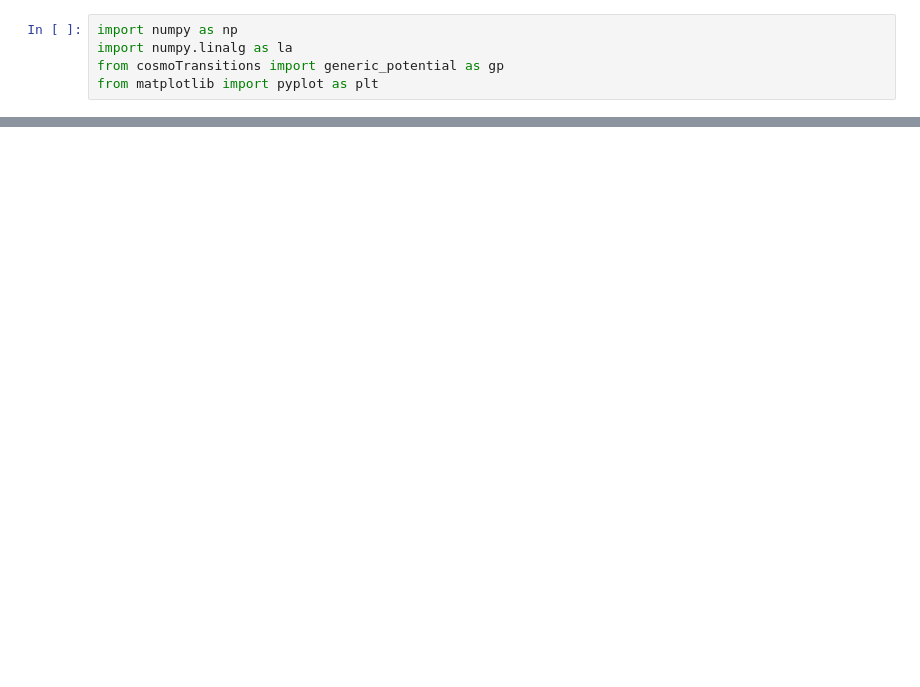
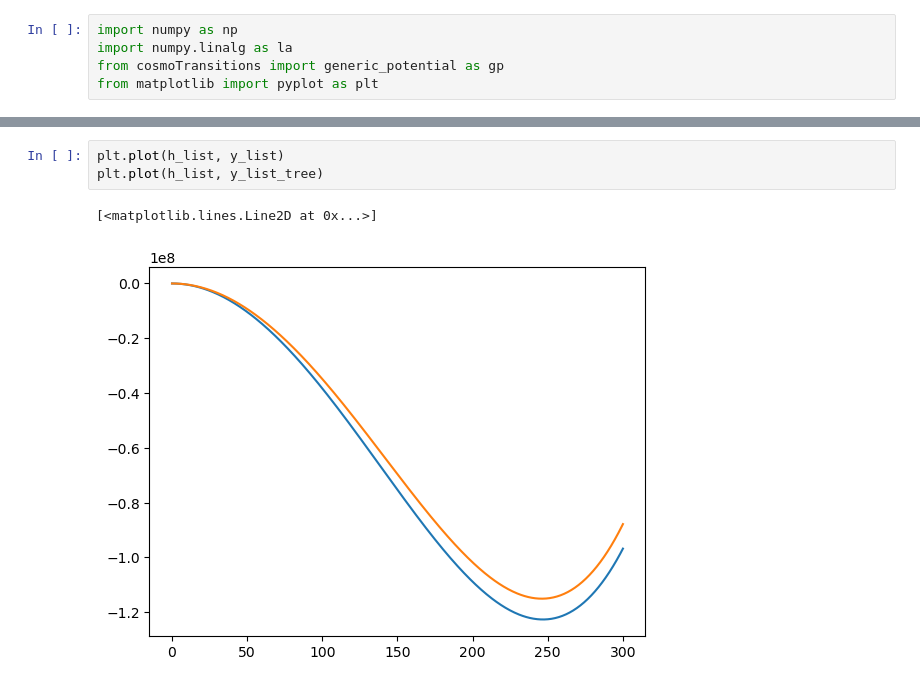
Before and after one commit to quarkquartet/EWPT-ALP, a Jupyter notebook: phase_transition/test.ipynb, the cells around one changed output, grey strips where cells are left out. Cells and saved outputs as stored; diff of their text form; blank space fills up the shorter version.

```diff
--- a/phase_transition/test.ipynb
+++ b/phase_transition/test.ipynb
@@ -64,0 +190,6 @@ ScalarMatrix = np.multiply.outer(np.ones((2,2)),0)
+# %%
+plt.plot(h_list, y_list)
+plt.plot(h_list, y_list_tree)
+# %% [output]
+[<matplotlib.lines.Line2D at 0x...>]
+[figure, added]
```
Also changed, not shown: parts of 6 cells of this notebook, 2 other files.
